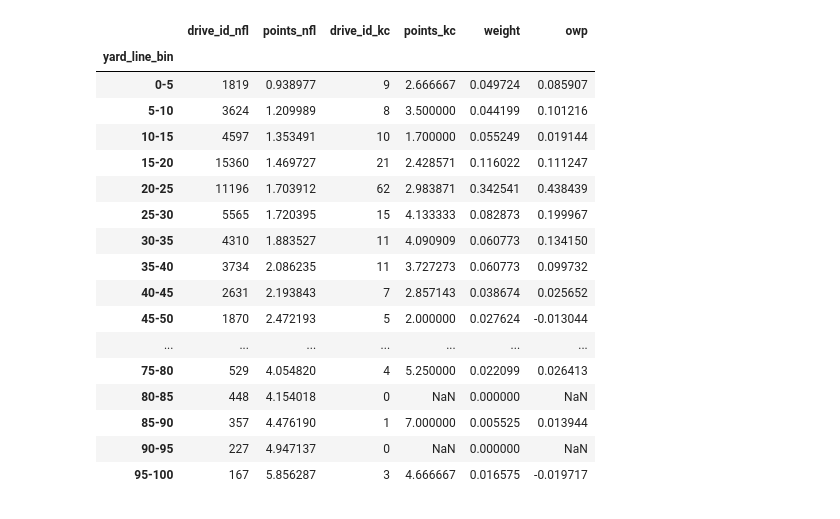
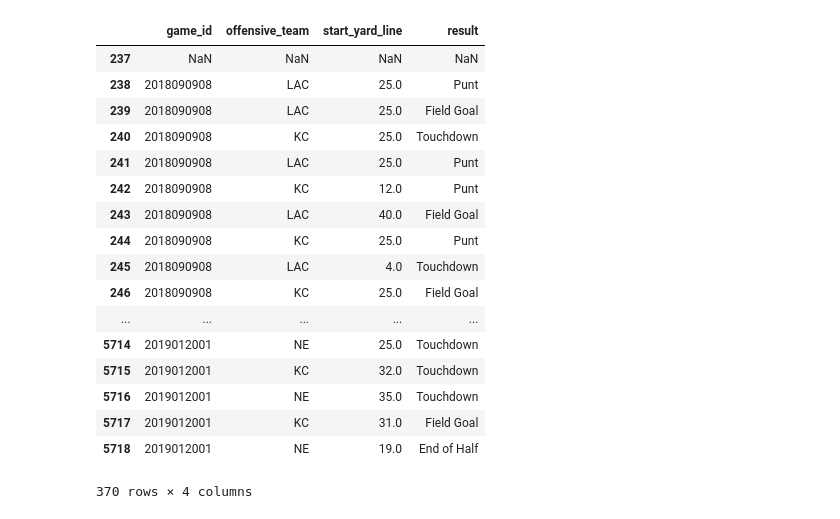
Before and after one commit to brent-lemieux/nfl, a Jupyter notebook: Untitled.ipynb, the cells around one changed output. Cells and saved outputs as stored; diff of their text form; code cells hidden in the pictures.

```diff
--- a/Untitled.ipynb
+++ b/Untitled.ipynb
@@ -91,21 +149,21 @@ comp['owp'].sum()
-# %%
-comp
-# %% [output]
-|  | drive_id_nfl | points_nfl | drive_id_kc | points_kc | weight | owp |
-| yard_line_bin |  |  |  |  |  |  |
-| 0-5 | 1819 | 0.938977 | 9 | 2.666667 | 0.049724 | 0.085907 |
-| 5-10 | 3624 | 1.209989 | 8 | 3.500000 | 0.044199 | 0.101216 |
-| 10-15 | 4597 | 1.353491 | 10 | 1.700000 | 0.055249 | 0.019144 |
-| 15-20 | 15360 | 1.469727 | 21 | 2.428571 | 0.116022 | 0.111247 |
-| 20-25 | 11196 | 1.703912 | 62 | 2.983871 | 0.342541 | 0.438439 |
-| 25-30 | 5565 | 1.720395 | 15 | 4.133333 | 0.082873 | 0.199967 |
-| 30-35 | 4310 | 1.883527 | 11 | 4.090909 | 0.060773 | 0.134150 |
-| 35-40 | 3734 | 2.086235 | 11 | 3.727273 | 0.060773 | 0.099732 |
-| 40-45 | 2631 | 2.193843 | 7 | 2.857143 | 0.038674 | 0.025652 |
-| 45-50 | 1870 | 2.472193 | 5 | 2.000000 | 0.027624 | -0.013044 |
-| ... | ... | ... | ... | ... | ... | ... |
-| 75-80 | 529 | 4.054820 | 4 | 5.250000 | 0.022099 | 0.026413 |
-| 80-85 | 448 | 4.154018 | 0 | NaN | 0.000000 | NaN |
-| 85-90 | 357 | 4.476190 | 1 | 7.000000 | 0.005525 | 0.013944 |
-| 90-95 | 227 | 4.947137 | 0 | NaN | 0.000000 | NaN |
-| 95-100 | 167 | 5.856287 | 3 | 4.666667 | 0.016575 | -0.019717 |
+# %%
+team_df[['game_id', 'offensive_team', 'start_yard_line', 'result']].shift(1)
+# %% [output]
+|  | game_id | offensive_team | start_yard_line | result |
+| 237 | NaN | NaN | NaN | NaN |
+| 238 | 2018090908 | LAC | 25.0 | Punt |
+| 239 | 2018090908 | LAC | 25.0 | Field Goal |
+| 240 | 2018090908 | KC | 25.0 | Touchdown |
+| 241 | 2018090908 | LAC | 25.0 | Punt |
+| 242 | 2018090908 | KC | 12.0 | Punt |
+| 243 | 2018090908 | LAC | 40.0 | Field Goal |
+| 244 | 2018090908 | KC | 25.0 | Punt |
+| 245 | 2018090908 | LAC | 4.0 | Touchdown |
+| 246 | 2018090908 | KC | 25.0 | Field Goal |
+| ... | ... | ... | ... | ... |
+| 5714 | 2019012001 | NE | 25.0 | Touchdown |
+| 5715 | 2019012001 | KC | 32.0 | Touchdown |
+| 5716 | 2019012001 | NE | 35.0 | Touchdown |
+| 5717 | 2019012001 | KC | 31.0 | Field Goal |
+| 5718 | 2019012001 | NE | 19.0 | End of Half |
+370 rows × 4 columns
```
Also changed, not shown: parts of 16 cells of this notebook, 12 other files.
